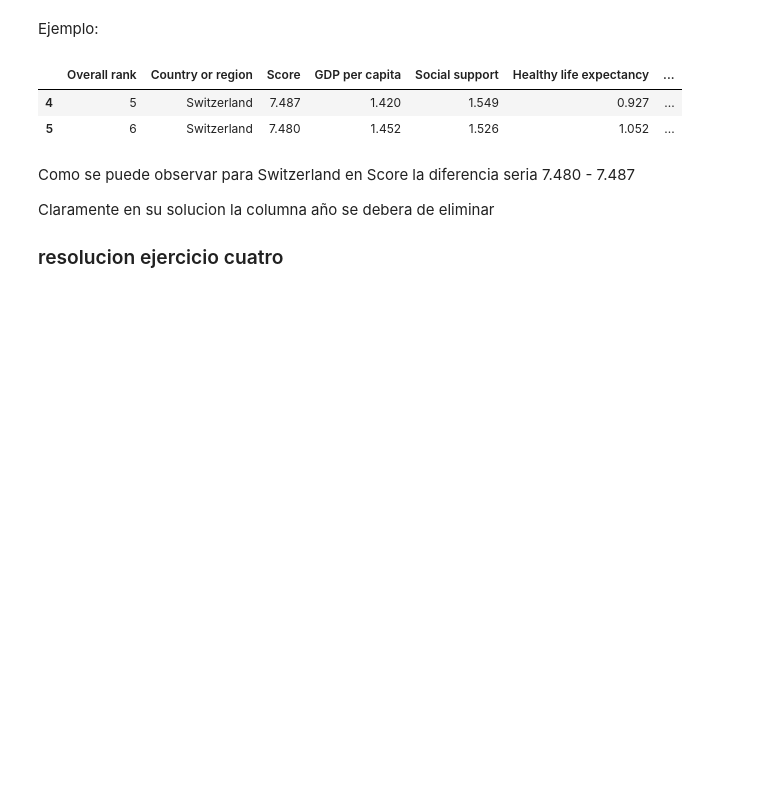
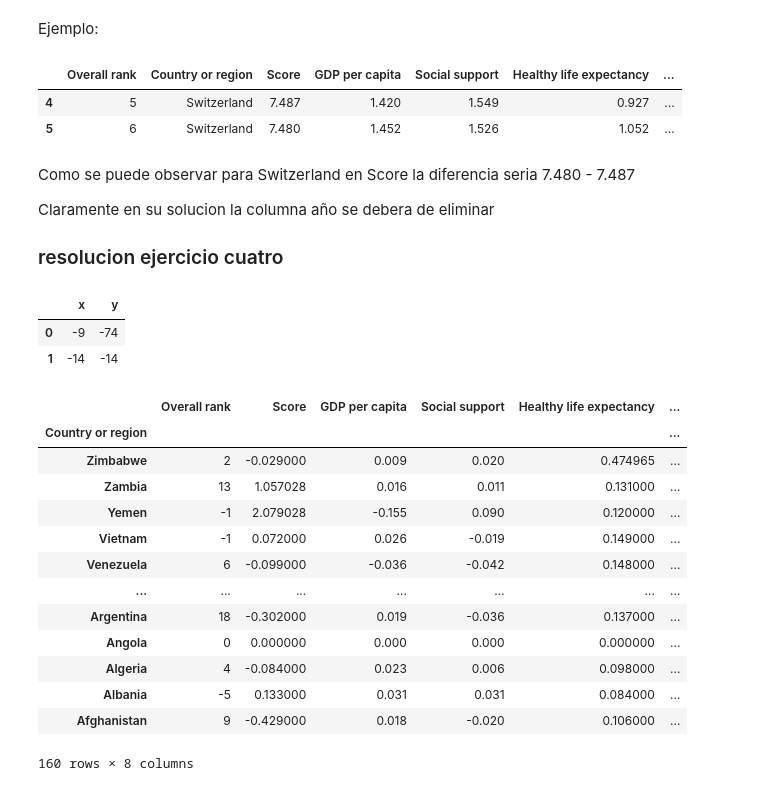
Before and after one commit to uayeb25/WorldHappiness, a Jupyter notebook: EDA.ipynb, the cells around one changed output. Drawn from its saved outputs; the diff is of its cells as text; code cells hidden in the pictures; blank space fills up the shorter version.

```diff
--- a/EDA.ipynb
+++ b/EDA.ipynb
@@ -66,3 +190,40 @@ Como se puede observar para Switzerland en Score la diferencia seria 7.480 - 7.4
 Claramente en su solucion la columna año se debera de eliminar
 
 ### resolucion ejercicio cuatro
+# %%
+pd.DataFrame( {"x":[1,2],"y":[3,4]} ) - pd.DataFrame( {"x":[10,16],"y":[77,18]} )
+# %% [output]
+|  | x | y |
+| 0 | -9 | -74 |
+| 1 | -14 | -14 |
+# %%
+x = wh_limpio.sort_values(["Country or region","year"] , ascending = False )
+x["rank"] = x.groupby(["Country or region"])["year"].rank( method = 'first' , ascending = False )
+x = x.loc[ x["rank"] == 1.0 , : ].reset_index(drop=True)
+# %%
+y = wh_limpio.sort_values(["Country or region","year"] , ascending = True )
+y["rank"] = y.groupby(["Country or region"])["year"].rank( method = 'first' , ascending = True )
+y = y.loc[ y["rank"] == 1.0 , : ].sort_values(["Country or region"] , ascending = False ).reset_index(drop=True)
+# %%
+x.index = x['Country or region']
+y.index = x['Country or region']
+# %%
+x = x.drop(['Country or region','year','rank'] ,axis = 1)
+y = y.drop(['Country or region','year','rank'] ,axis = 1)
+# %%
+x - y
+# %% [output]
+|  | Overall rank | Score | GDP per capita | Social support | Healthy life expectancy | ... |
+| Country or region |  |  |  |  |  | ... |
+| Zimbabwe | 2 | -0.029000 | 0.009 | 0.020 | 0.474965 | ... |
+| Zambia | 13 | 1.057028 | 0.016 | 0.011 | 0.131000 | ... |
+| Yemen | -1 | 2.079028 | -0.155 | 0.090 | 0.120000 | ... |
+| Vietnam | -1 | 0.072000 | 0.026 | -0.019 | 0.149000 | ... |
+| Venezuela | 6 | -0.099000 | -0.036 | -0.042 | 0.148000 | ... |
+| ... | ... | ... | ... | ... | ... | ... |
+| Argentina | 18 | -0.302000 | 0.019 | -0.036 | 0.137000 | ... |
+| Angola | 0 | 0.000000 | 0.000 | 0.000 | 0.000000 | ... |
+| Algeria | 4 | -0.084000 | 0.023 | 0.006 | 0.098000 | ... |
+| Albania | -5 | 0.133000 | 0.031 | 0.031 | 0.084000 | ... |
+| Afghanistan | 9 | -0.429000 | 0.018 | -0.020 | 0.106000 | ... |
+160 rows × 8 columns
```
Also changed, not shown: parts of 10 cells of this notebook.
